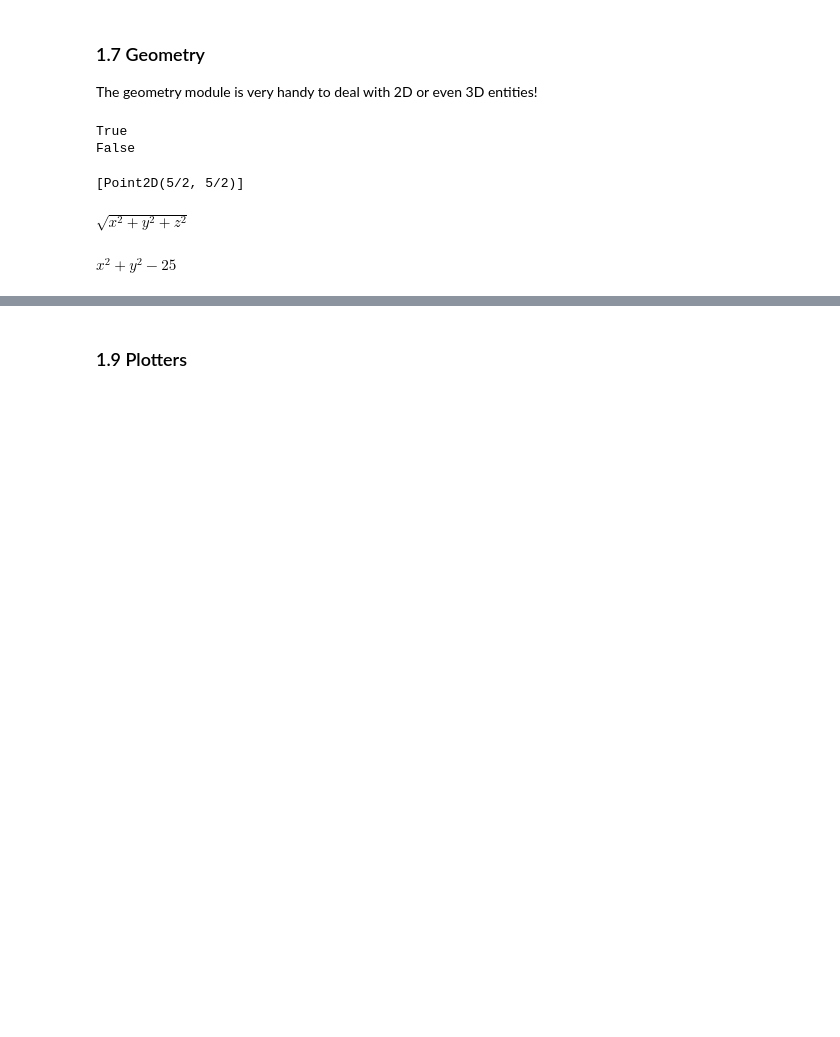
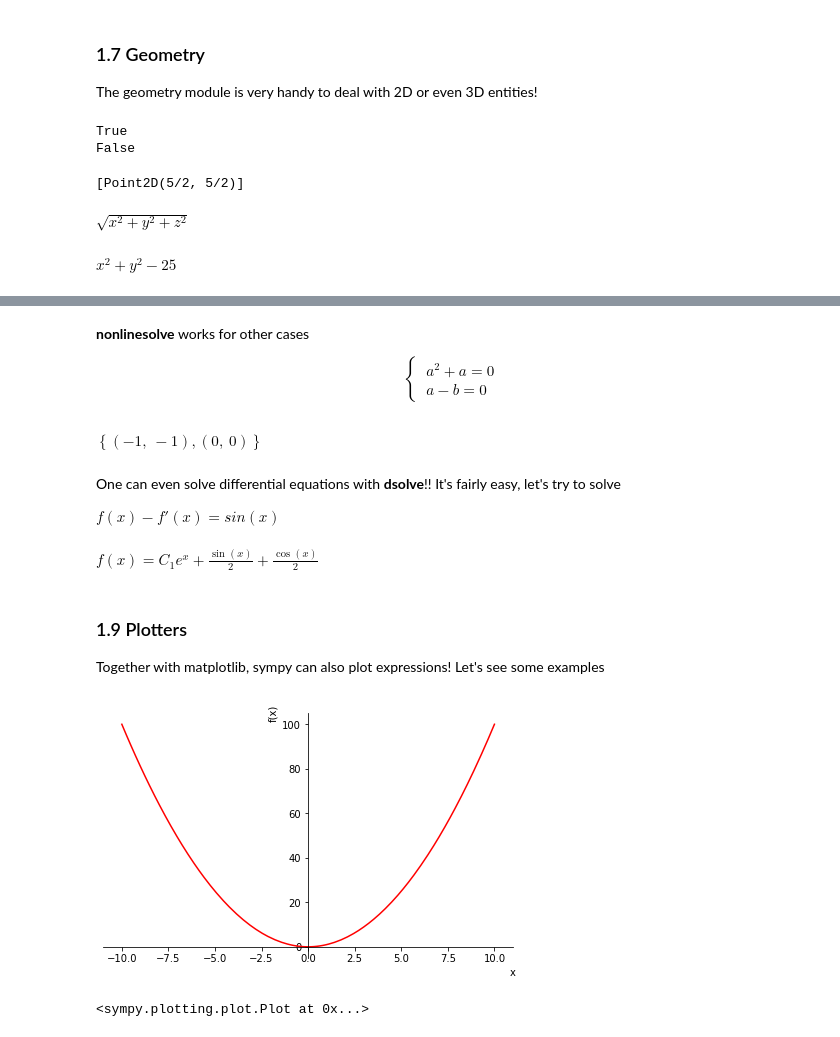
Before and after one commit to xabiercidvidal/USC-FCA, a Jupyter notebook: sympy.ipynb, the cells around one changed output, grey strips where cells are left out. Saved outputs shown, nothing was run; the diff lists cells and outputs as text; code cells hidden in the pictures; blank space fills up the shorter version.

```diff
--- a/sympy.ipynb
+++ b/sympy.ipynb
@@ -321,2 +362,35 @@ $\displaystyle x^{2} + y^{2} - 25$
+# %% [markdown]
+**nonlinesolve** works for other cases
+
+\begin{cases}
+ & a^2+a=0 \\
+ & a-b=0
+\end{cases}
+# %%
+a,b=symbols('a b')
+nonlinsolve([a**2 + a, a - b], [a, b])
+# %% [output]
+$\displaystyle \left\{\left( -1, \  -1\right), \left( 0, \  0\right)\right\}$
+# %% [markdown]
+One can even solve differential equations with **dsolve**!!
+It's fairly easy, let's try to solve
+
+$f(x)-f'(x)=sin(x)$
+# %%
+x=Symbol('x')
+f=symbols('f', cls=Function)
+dsolve(f(x)-diff(f(x),x)- sin(x), f(x))
+# %% [output]
+$\displaystyle f{\left(x \right)} = C_{1} e^{x} + \frac{\sin{\left(x \right)}}{2} + \frac{\cos{\left(x \right)}}{2}$
 # %% [markdown]
 ### 1.9 Plotters
+Together with matplotlib, sympy can also plot expressions!
+Let's see some examples
+# %%
+from sympy.plotting import plot
+from sympy import *
+x=Symbol('x')
+plot(x**2, line_color='red')
+# %% [output]
+[figure, added]
+<sympy.plotting.plot.Plot at 0x...>
```
Also changed, not shown: parts of 11 cells of this notebook, 1 other file.
